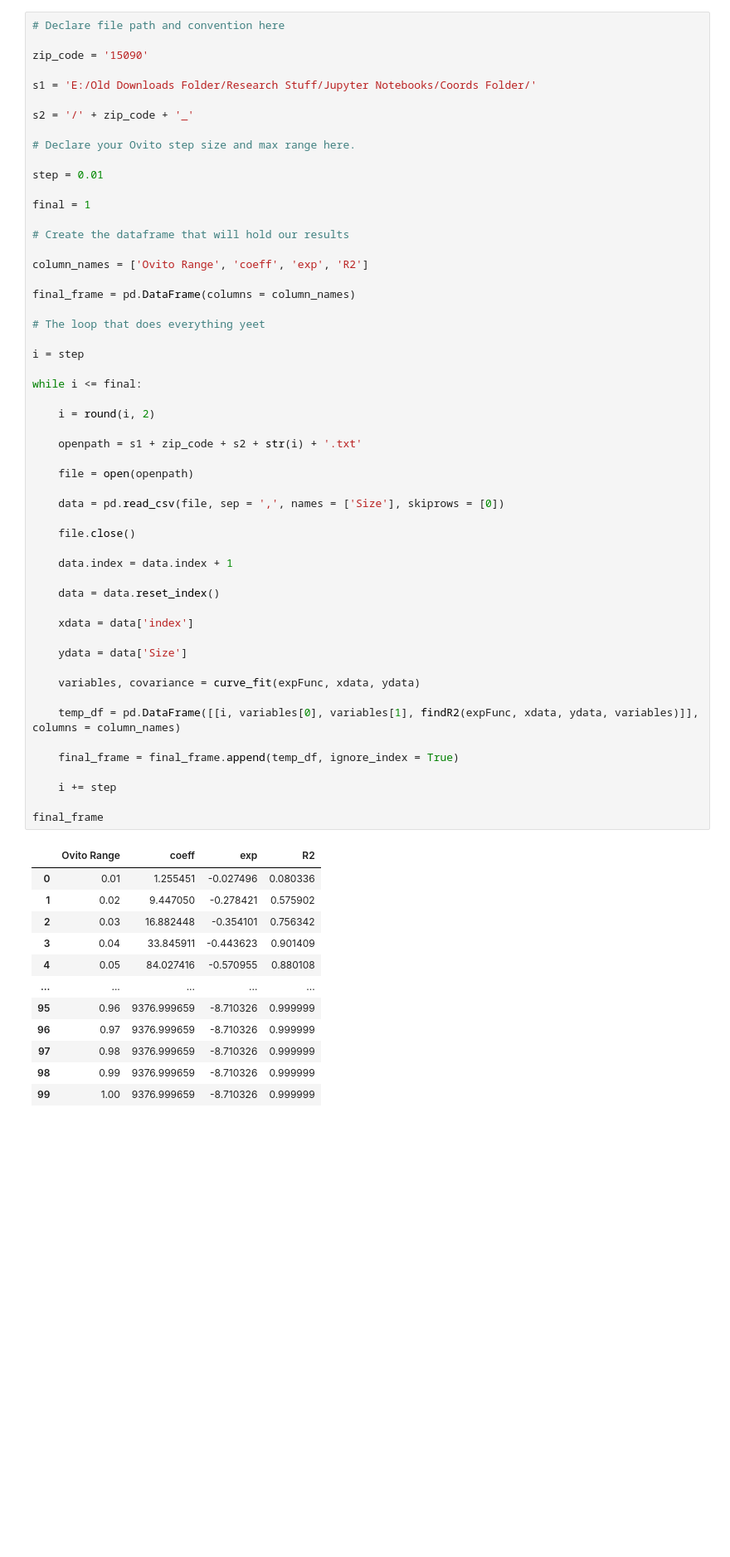
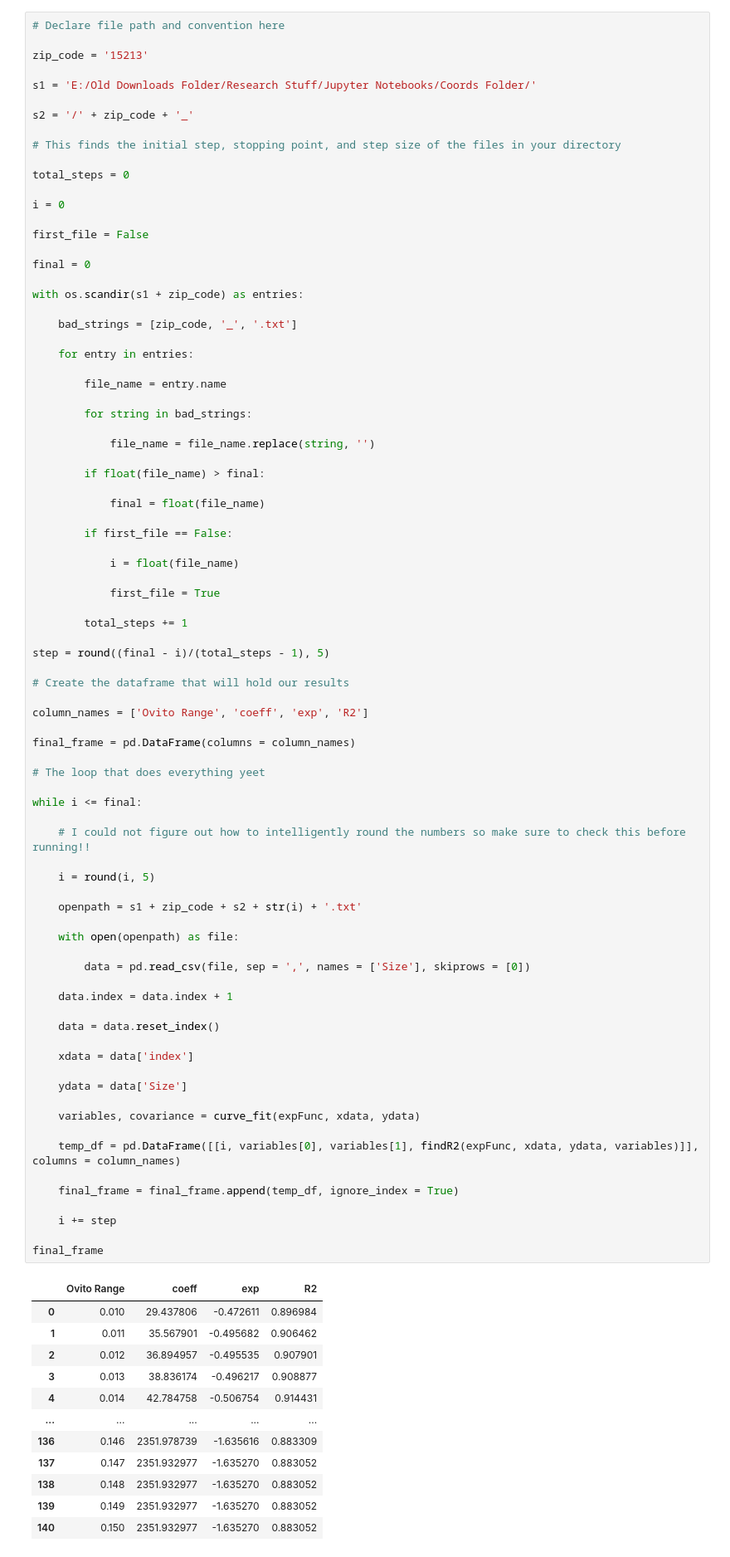
Before and after one commit to rrusali/2020-Summer-Research, a Jupyter notebook: Zipf's Law Exponent.ipynb, the cells around one changed output. Shown: that part at 83% size. Drawn from its saved outputs; the diff is of its cells as text; blank space fills up the shorter version.

```diff
--- a/Zipf's Law Exponent.ipynb
+++ b/Zipf's Law Exponent.ipynb
@@ -32,17 +27,47 @@ def expFunc(x, a, b):
 # %%
 # Declare file path and convention here
 
-zip_code = '15090'
+zip_code = '15213'
 
 s1 = 'E:/Old Downloads Folder/Research Stuff/Jupyter Notebooks/Coords Folder/'
 
 s2 = '/' + zip_code + '_'
 
-# Declare your Ovito step size and max range here.
+# This finds the initial step, stopping point, and step size of the files in your directory
 
-step = 0.01
+total_steps = 0
 
-final = 1
+i = 0
+
+first_file = False
+
+final = 0
+
+with os.scandir(s1 + zip_code) as entries:
+
+    bad_strings = [zip_code, '_', '.txt']
+
+    for entry in entries:
+
+        file_name = entry.name
+
+        for string in bad_strings:
+
+            file_name = file_name.replace(string, '')
+
+        if float(file_name) > final:
+
+            final = float(file_name)
+
+        if first_file == False:
+
+            i = float(file_name)
+
+            first_file = True
+
+        total_steps += 1
+
+step = round((final - i)/(total_steps - 1), 5)
 
 # Create the dataframe that will hold our results
 
@@ -51,48 +76,46 @@ column_names = ['Ovito Range', 'coeff', 'exp', 'R2']
 final_frame = pd.DataFrame(columns = column_names)
 
 # The loop that does everything yeet
 
-i = step
-
 while i <= final:
 
-    i = round(i, 2)
+    # I could not figure out how to intelligently round the numbers so make sure to check this before running!!
+
+    i = round(i, 5)
 
     openpath = s1 + zip_code + s2 + str(i) + '.txt'
 
-    file = open(openpath)
+    with open(openpath) as file:
 
-    data = pd.read_csv(file, sep = ',', names = ['Size'], skiprows = [0])
-
-    file.close()
+        data = pd.read_csv(file, sep = ',', names = ['Size'], skiprows = [0])
 
     data.index = data.index + 1
 
     data = data.reset_index()
 
     xdata = data['index']
 
     ydata = data['Size']
 
     variables, covariance = curve_fit(expFunc, xdata, ydata)
 
     temp_df = pd.DataFrame([[i, variables[0], variables[1], findR2(expFunc, xdata, ydata, variables)]], columns = column_names)
 
     final_frame = final_frame.append(temp_df, ignore_index = True)
 
     i += step
 
 final_frame
 # %% [output]
 |  | Ovito Range | coeff | exp | R2 |
-| 0 | 0.01 | 1.255451 | -0.027496 | 0.080336 |
-| 1 | 0.02 | 9.447050 | -0.278421 | 0.575902 |
-| 2 | 0.03 | 16.882448 | -0.354101 | 0.756342 |
-| 3 | 0.04 | 33.845911 | -0.443623 | 0.901409 |
-| 4 | 0.05 | 84.027416 | -0.570955 | 0.880108 |
+| 0 | 0.010 | 29.437806 | -0.472611 | 0.896984 |
+| 1 | 0.011 | 35.567901 | -0.495682 | 0.906462 |
+| 2 | 0.012 | 36.894957 | -0.495535 | 0.907901 |
+| 3 | 0.013 | 38.836174 | -0.496217 | 0.908877 |
+| 4 | 0.014 | 42.784758 | -0.506754 | 0.914431 |
 | ... | ... | ... | ... | ... |
-| 95 | 0.96 | 9376.999659 | -8.710326 | 0.999999 |
-| 96 | 0.97 | 9376.999659 | -8.710326 | 0.999999 |
-| 97 | 0.98 | 9376.999659 | -8.710326 | 0.999999 |
-| 98 | 0.99 | 9376.999659 | -8.710326 | 0.999999 |
-| 99 | 1.00 | 9376.999659 | -8.710326 | 0.999999 |
+| 136 | 0.146 | 2351.978739 | -1.635616 | 0.883309 |
+| 137 | 0.147 | 2351.932977 | -1.635270 | 0.883052 |
+| 138 | 0.148 | 2351.932977 | -1.635270 | 0.883052 |
+| 139 | 0.149 | 2351.932977 | -1.635270 | 0.883052 |
+| 140 | 0.150 | 2351.932977 | -1.635270 | 0.883052 |
```
Also changed, not shown: parts of 5 cells of this notebook.
